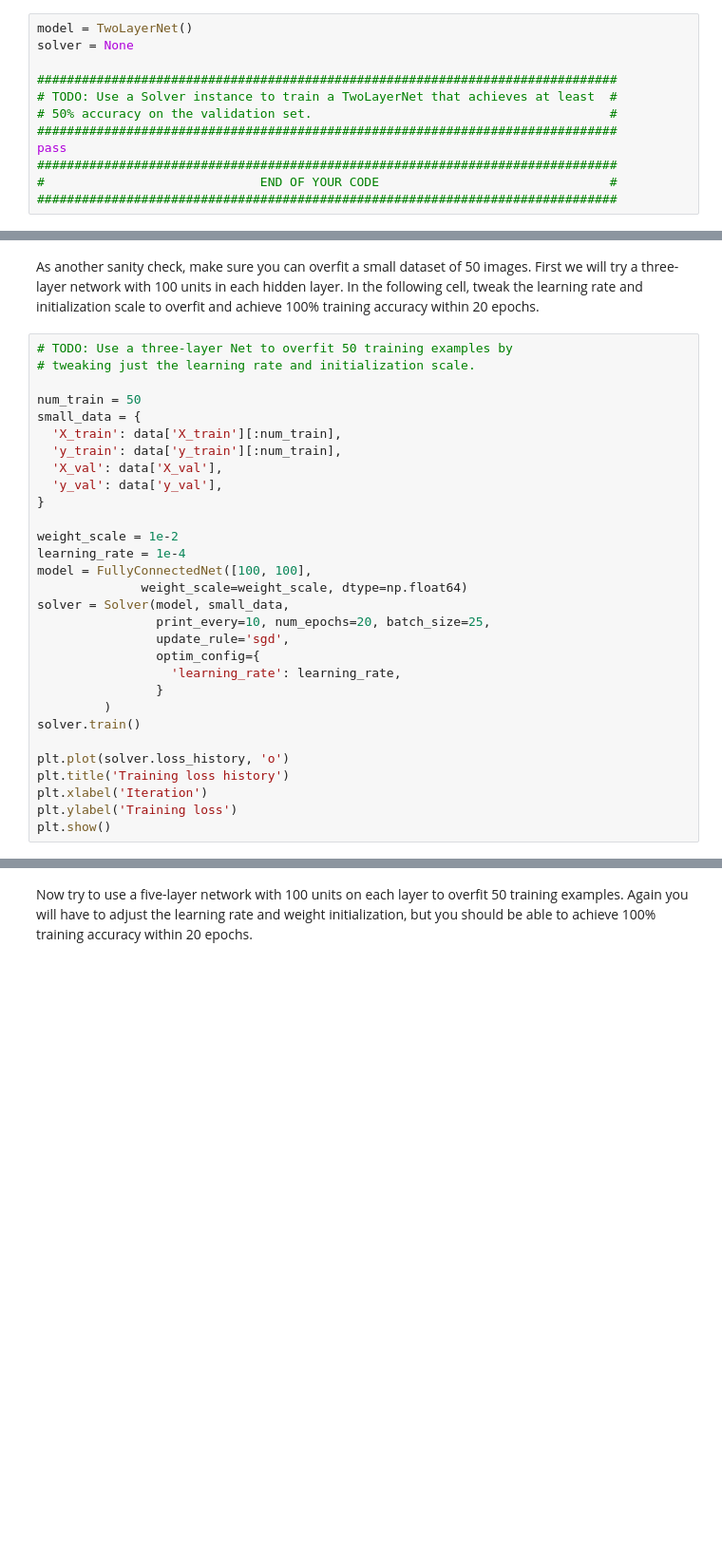
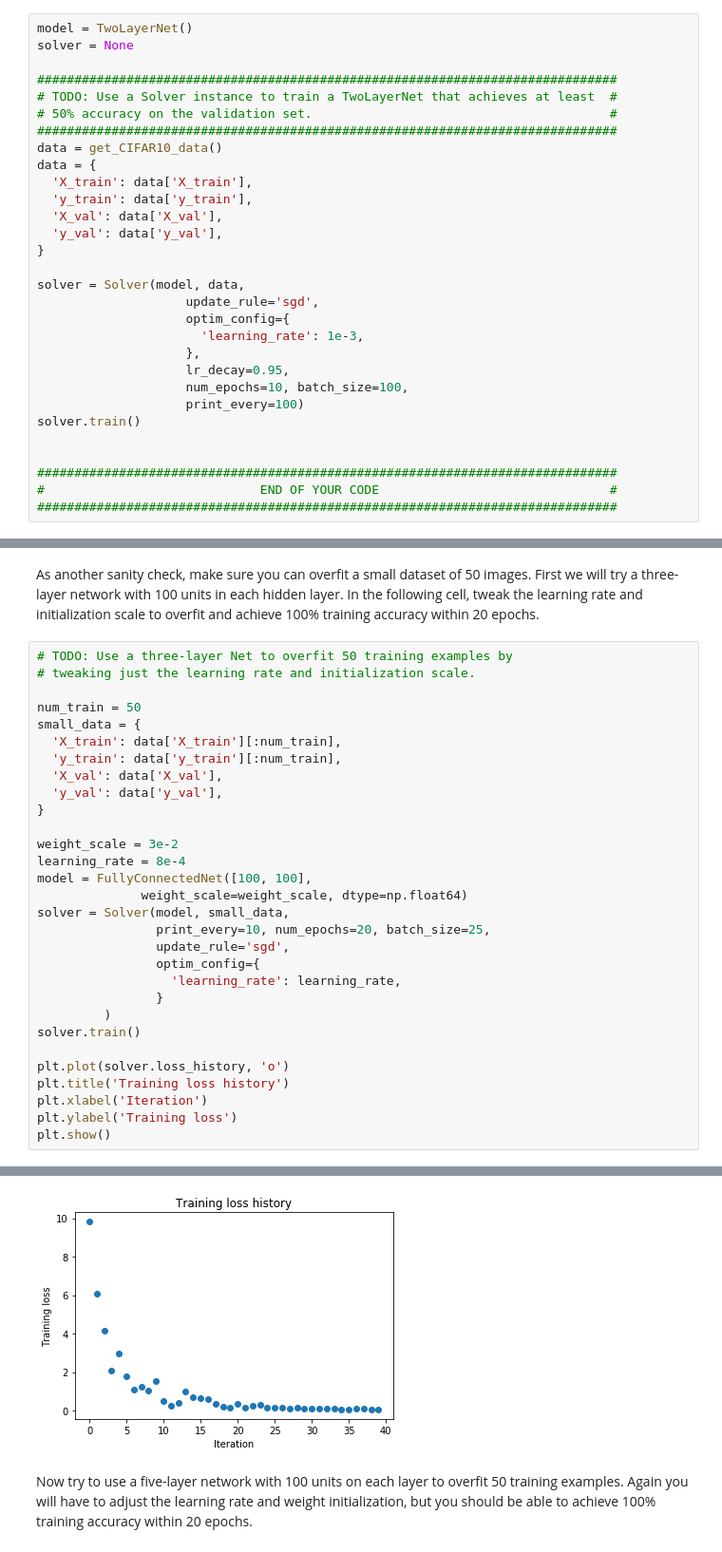
Before and after one commit to Dingpx/cs231n, a Jupyter notebook: assignment2/FullyConnectedNets.ipynb, the cells around one changed output, grey strips where cells are left out. Shown at 95% size. Drawn from its saved outputs; the diff is of its cells as text; blank space fills up the shorter version.

```diff
--- a/assignment2/FullyConnectedNets.ipynb
+++ b/assignment2/FullyConnectedNets.ipynb
@@ -335,7 +334,25 @@ solver = None
 # TODO: Use a Solver instance to train a TwoLayerNet that achieves at least  #
 # 50% accuracy on the validation set.                                        #
 ##############################################################################
-pass
+data = get_CIFAR10_data()
+data = {
+  'X_train': data['X_train'],
+  'y_train': data['y_train'],
+  'X_val': data['X_val'],
+  'y_val': data['y_val'],
+}
+
+solver = Solver(model, data,
+                    update_rule='sgd',
+                    optim_config={
+                      'learning_rate': 1e-3,
+                    },
+                    lr_decay=0.95,
+                    num_epochs=10, batch_size=100,
+                    print_every=100)
+solver.train()
+
+
 ##############################################################################
 #                             END OF YOUR CODE                               #
 ##############################################################################
@@ -404,8 +458,8 @@ small_data = {
   'y_val': data['y_val'],
 }
 
-weight_scale = 1e-2
-learning_rate = 1e-4
+weight_scale = 3e-2
+learning_rate = 8e-4
 model = FullyConnectedNet([100, 100],
               weight_scale=weight_scale, dtype=np.float64)
 solver = Solver(model, small_data,
@@ -422,3 +476,4 @@ plt.title('Training loss history')
 plt.xlabel('Iteration')
 plt.ylabel('Training loss')
 plt.show()
+# %% [output]
@@ -425,3 +497,4 @@ plt.show()
+[figure, added]
 # %% [markdown]
 Now try to use a five-layer network with 100 units on each layer to overfit 50 training examples. Again you will have to adjust the learning rate and weight initialization, but you should be able to achieve 100% training accuracy within 20 epochs.
 # %%
```
Also changed, not shown: parts of 14 cells of this notebook, 5 other files.
